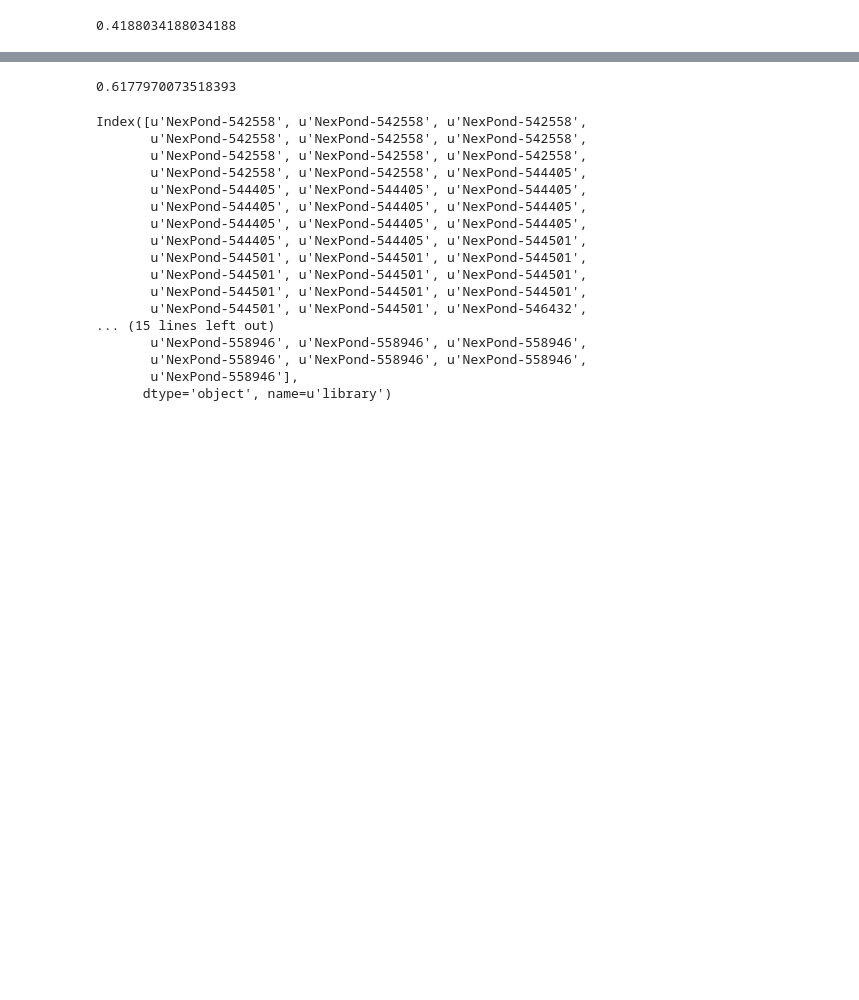
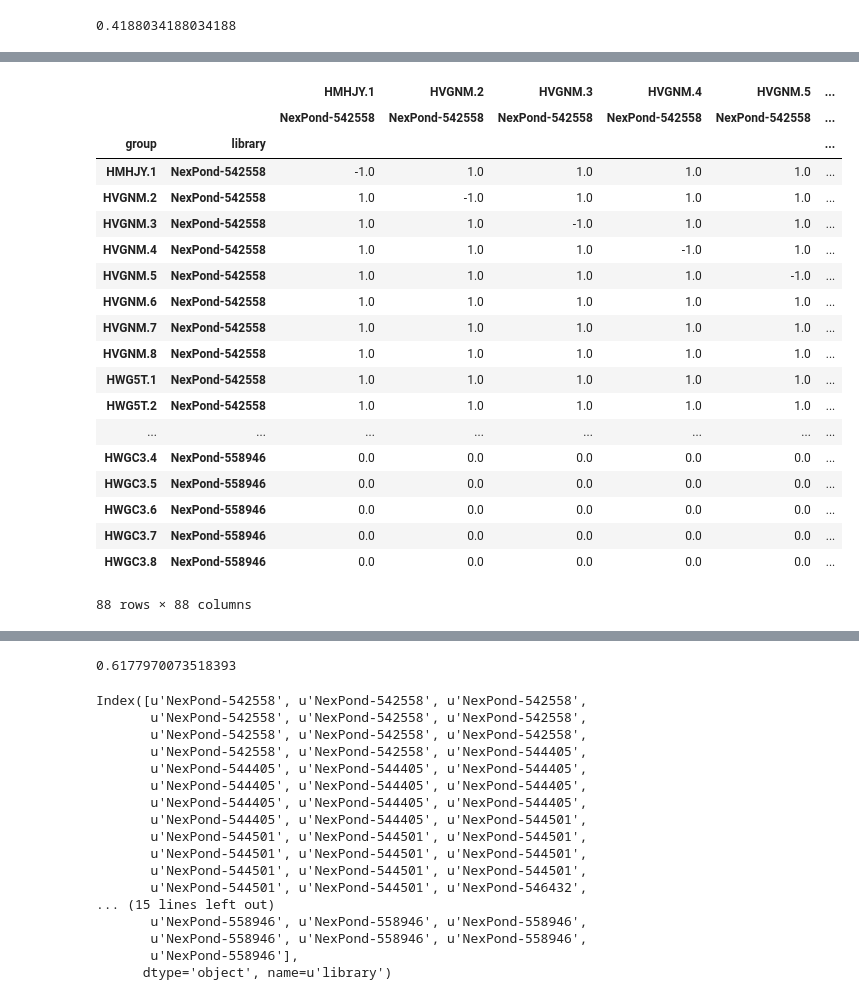
Before and after one commit to bradtaylor/thesis, a Jupyter notebook: clustering/GraphTest.ipynb, the cells around one changed output, grey strips where cells are left out. Saved outputs shown, nothing was run; the diff lists cells and outputs as text; code cells hidden in the pictures; blank space fills up the shorter version.

```diff
--- a/clustering/GraphTest.ipynb
+++ b/clustering/GraphTest.ipynb
@@ -91,0 +178,35 @@ nx.draw_networkx_nodes(D, pos=fas, with_labels=False, node_color=truth, node_siz
+# %%
+def make_truth_matrix(groups, libraries):
+    n_groups = len(groups)
+    truth = np.zeros((n_groups,n_groups))
+    for i in xrange(n_groups):
+        for j in xrange(n_groups):
+            if i == j:
+                truth[i,j] = -1  # sentinal value so the diagonal doesn't bias with evaluation metrics
+            elif libraries[i] == libraries[j]:
+                truth[i,j] = 1
+    return package_and_sort(truth, groups, libraries)
+
+truth = make_truth_matrix(groups, libraries)
+truth
+# %% [output]
+|  |  | HMHJY.1 | HVGNM.2 | HVGNM.3 | HVGNM.4 | HVGNM.5 | ... |
+|  |  | NexPond-542558 | NexPond-542558 | NexPond-542558 | NexPond-542558 | NexPond-542558 | ... |
+| group | library |  |  |  |  |  | ... |
+| HMHJY.1 | NexPond-542558 | -1.0 | 1.0 | 1.0 | 1.0 | 1.0 | ... |
+| HVGNM.2 | NexPond-542558 | 1.0 | -1.0 | 1.0 | 1.0 | 1.0 | ... |
+| HVGNM.3 | NexPond-542558 | 1.0 | 1.0 | -1.0 | 1.0 | 1.0 | ... |
+| HVGNM.4 | NexPond-542558 | 1.0 | 1.0 | 1.0 | -1.0 | 1.0 | ... |
+| HVGNM.5 | NexPond-542558 | 1.0 | 1.0 | 1.0 | 1.0 | -1.0 | ... |
+| HVGNM.6 | NexPond-542558 | 1.0 | 1.0 | 1.0 | 1.0 | 1.0 | ... |
+| HVGNM.7 | NexPond-542558 | 1.0 | 1.0 | 1.0 | 1.0 | 1.0 | ... |
+| HVGNM.8 | NexPond-542558 | 1.0 | 1.0 | 1.0 | 1.0 | 1.0 | ... |
+| HWG5T.1 | NexPond-542558 | 1.0 | 1.0 | 1.0 | 1.0 | 1.0 | ... |
+| HWG5T.2 | NexPond-542558 | 1.0 | 1.0 | 1.0 | 1.0 | 1.0 | ... |
+| ... | ... | ... | ... | ... | ... | ... | ... |
+| HWGC3.4 | NexPond-558946 | 0.0 | 0.0 | 0.0 | 0.0 | 0.0 | ... |
+| HWGC3.5 | NexPond-558946 | 0.0 | 0.0 | 0.0 | 0.0 | 0.0 | ... |
+| HWGC3.6 | NexPond-558946 | 0.0 | 0.0 | 0.0 | 0.0 | 0.0 | ... |
+| HWGC3.7 | NexPond-558946 | 0.0 | 0.0 | 0.0 | 0.0 | 0.0 | ... |
+| HWGC3.8 | NexPond-558946 | 0.0 | 0.0 | 0.0 | 0.0 | 0.0 | ... |
+88 rows × 88 columns
```
Also changed, not shown: parts of 19 cells of this notebook.
